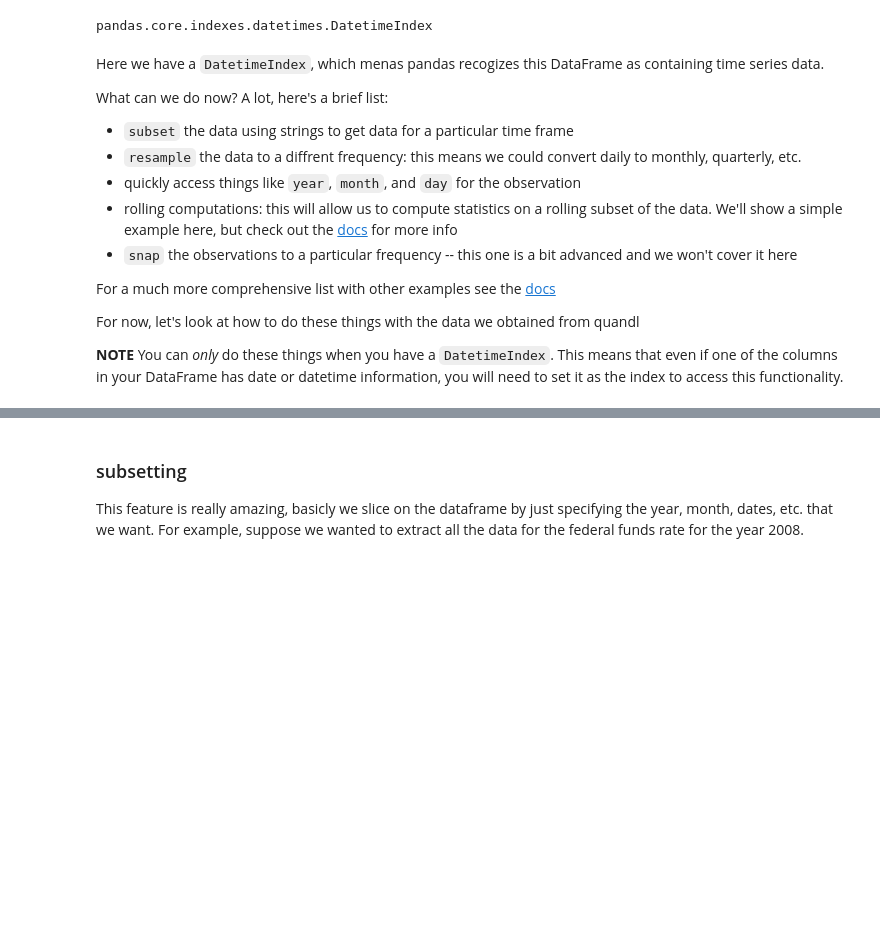
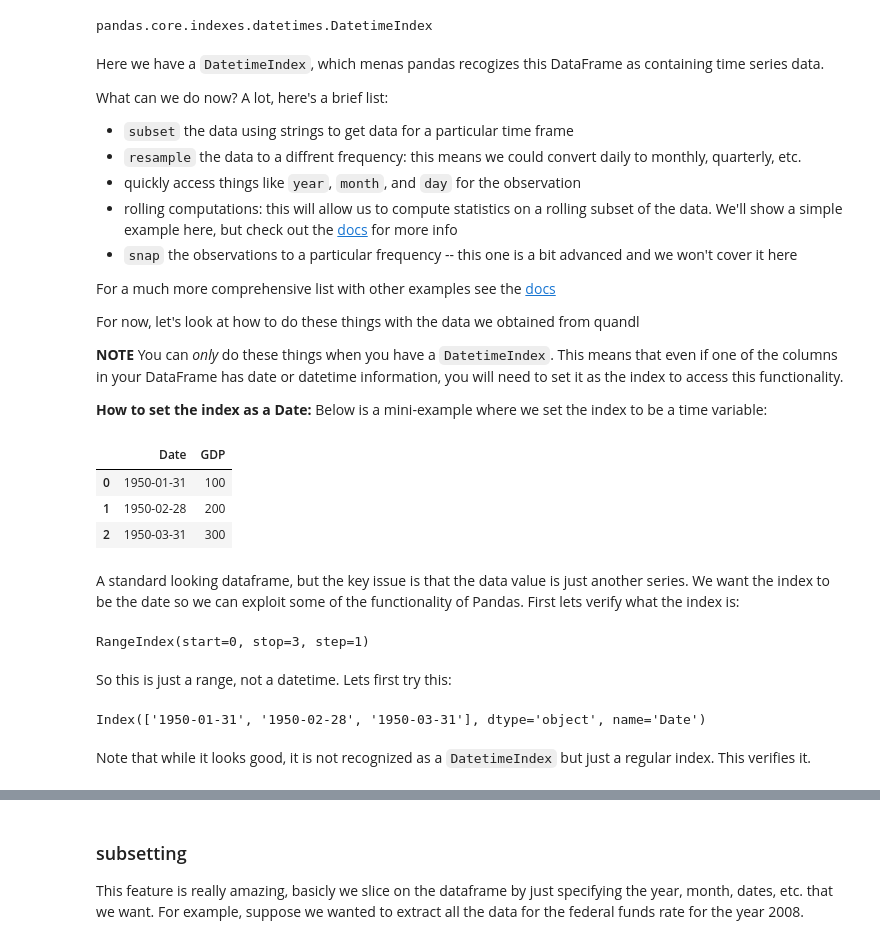
Before and after one commit to mwaugh0328/Data_Bootcamp_Fall_2017, a Jupyter notebook: data_bootcamp_1211/bootcamp_timeseries.ipynb, the cells around one changed output, grey strips where cells are left out. Cells and saved outputs as stored; diff of their text form; code cells hidden in the pictures; blank space fills up the shorter version.

```diff
--- a/data_bootcamp_1211/bootcamp_timeseries.ipynb
+++ b/data_bootcamp_1211/bootcamp_timeseries.ipynb
@@ -328,3 +317,33 @@ For a much more comprehensive list with other examples see the [docs](http://pan
 For now, let's look at how to do these things with the data we obtained from quandl
 
 **NOTE** You can _only_ do these things when you have a `DatetimeIndex`. This means that even if one of the columns in your DataFrame has date or datetime information, you will need to set it as the index to access this functionality.
+
+**How to set the index as a Date:** Below is a mini-example where we set the index to be a time variable:
+# %%
+small_df = {"Date": ['1950-01-31', '1950-02-28', '1950-03-31'], "GDP": [100, 200, 300]}
+small_df = pd.DataFrame(small_df)
+
+small_df.head()
+# %% [output]
+|  | Date | GDP |
+| 0 | 1950-01-31 | 100 |
+| 1 | 1950-02-28 | 200 |
+| 2 | 1950-03-31 | 300 |
+# %% [markdown]
+A standard looking dataframe, but the key issue is that the data value is just another series. We want the index to be the date so we can exploit some of the functionality of Pandas. First lets verify what the index is:
+# %%
+small_df.index
+# %% [output]
+RangeIndex(start=0, stop=3, step=1)
+# %% [markdown]
+So this is just a range, not a datetime. Lets first try this:
+# %%
+small_df = small_df.set_index(small_df['Date'])
+
+small_df.head()
+
+small_df.index
+# %% [output]
+Index(['1950-01-31', '1950-02-28', '1950-03-31'], dtype='object', name='Date')
+# %% [markdown]
+Note that while it looks good, it is not recognized as a `DatetimeIndex` but just a regular index. This verifies it.
```
Also changed, not shown: parts of 26 cells of this notebook.
